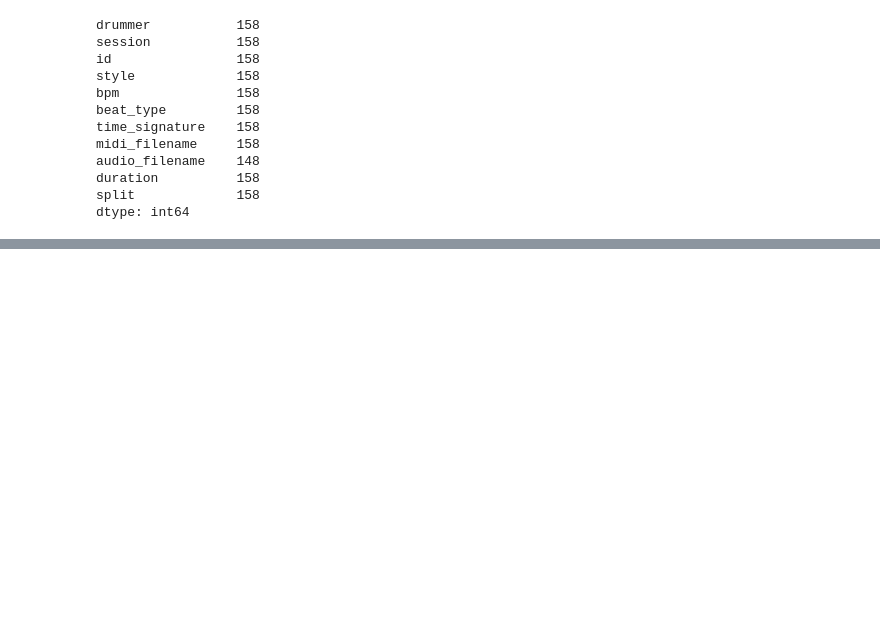
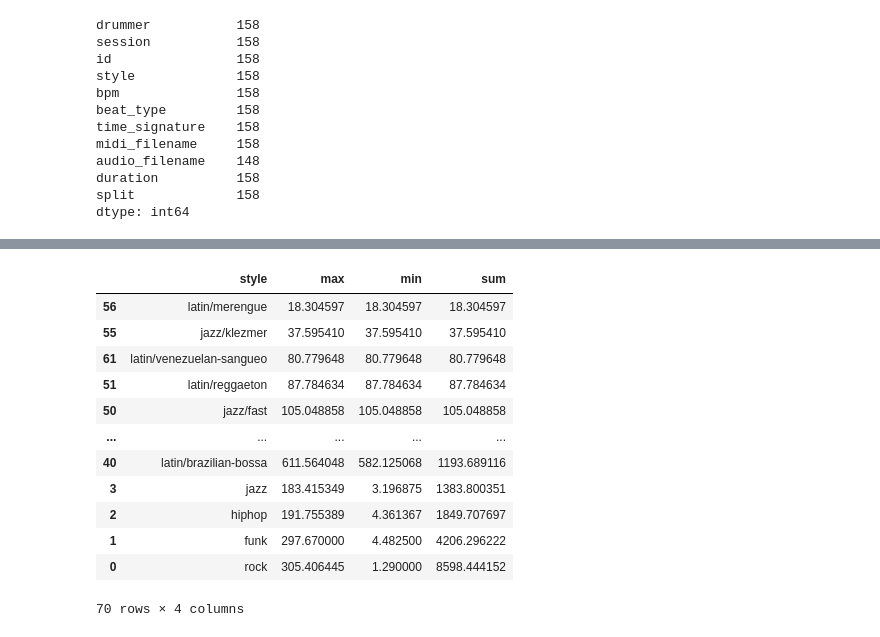
Before and after one commit to Eman27/Drum_GAN, a Jupyter notebook: profiling.ipynb, the cells around one changed output, grey strips where cells are left out. Cells and saved outputs as stored; diff of their text form; code cells hidden in the pictures; blank space fills up the shorter version.

```diff
--- a/profiling.ipynb
+++ b/profiling.ipynb
@@ -204,0 +196,20 @@ AttributeError: 'Styler' object has no attribute 'count'
+# %%
+#Method 1: Add the multi-style to the first substyle.
+test_df = groove_df
+for s in styles.index:
+    if '/' in s:
+        print(s)
+        style_a,style_b = s.split('/')
+        print(s.split('/'))
+        if style_a in styles.index:
+            print(style_a)
+            split_style = groove_df.query('style=="'+s+'"')
+            test_df = test_df.replace({'style':{s:style_a}})
+            #groove_df = groove_df.replace({'style':{s:style_a}})
+        if style_b in styles.index:
+            print(style_b)
+            split_style = groove_df.query('style=="'+s+'"')
+            test_df = test_df.replace({'style':{s:style_b}})
+            groove_df = groove_df.replace({'style':{s:style_b}})
+#groove_df['style'].value_counts()
+test_df['style'].value_counts()
@@ -204,0 +251,25 @@ AttributeError: 'Styler' object has no attribute 'count'
+# %%
+#styles = groove_df['style'].value_counts()
+styles = test_df['style'].value_counts()
+style_durations = pd.DataFrame(columns=['style','max','min','sum'])
+for s in styles.index:
+    style_df = groove_df.query('style=="'+s+'"')
+    style_durations = style_durations.append({'style': s, 'max': style_df['duration'].max(),
+                                             'min': style_df['duration'].min(), 'sum': style_df['duration'].sum()},
+                                             ignore_index=True)
+#print(style_df.count())
+style_durations.sort_values(by=['sum'], ascending='True')
+# %% [output]
+|  | style | max | min | sum |
+| 56 | latin/merengue | 18.304597 | 18.304597 | 18.304597 |
+| 55 | jazz/klezmer | 37.595410 | 37.595410 | 37.595410 |
+| 61 | latin/venezuelan-sangueo | 80.779648 | 80.779648 | 80.779648 |
+| 51 | latin/reggaeton | 87.784634 | 87.784634 | 87.784634 |
+| 50 | jazz/fast | 105.048858 | 105.048858 | 105.048858 |
+| ... | ... | ... | ... | ... |
+| 40 | latin/brazilian-bossa | 611.564048 | 582.125068 | 1193.689116 |
+| 3 | jazz | 183.415349 | 3.196875 | 1383.800351 |
+| 2 | hiphop | 191.755389 | 4.361367 | 1849.707697 |
+| 1 | funk | 297.670000 | 4.482500 | 4206.296222 |
+| 0 | rock | 305.406445 | 1.290000 | 8598.444152 |
+70 rows × 4 columns
```
Also changed, not shown: parts of 14 cells of this notebook.
